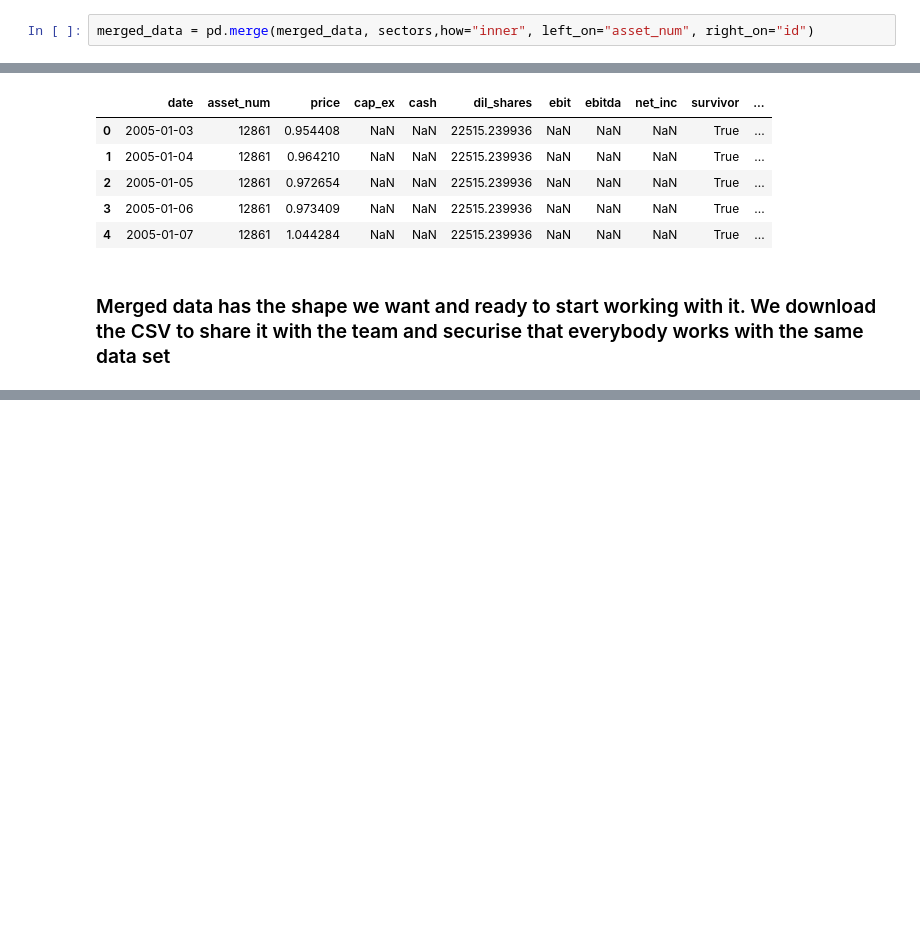
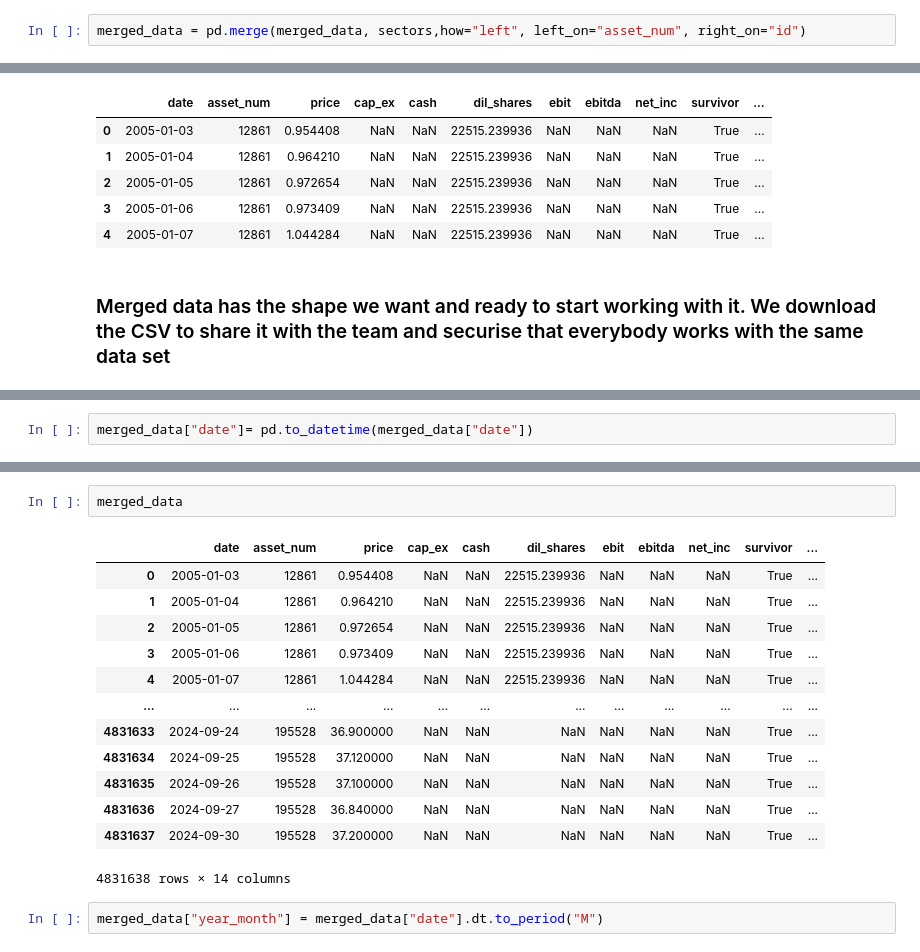
Before and after one commit to Zrive/zrive-ds-4q24-asset-ranking, a Jupyter notebook: src/module_1/merging_data.ipynb, the cells around one changed output, grey strips where cells are left out. Cells and saved outputs as stored; diff of their text form; blank space fills up the shorter version.

Commit message:
Mergind data by month and some adjustments

```diff
--- a/src/module_1/merging_data.ipynb
+++ b/src/module_1/merging_data.ipynb
@@ -143,7 +143,7 @@ merged_data["asset_num"] = merged_data["asset_num"].astype(int)
 # %% [markdown]
 ### Now that the type changed we can merge the data set with the sectors data set
 # %%
-merged_data = pd.merge(merged_data, sectors,how="inner", left_on="asset_num", right_on="id")
+merged_data = pd.merge(merged_data, sectors,how="left", left_on="asset_num", right_on="id")
 # %%
 merged_data.head()
 # %% [output]
@@ -174,0 +203,2 @@ merged_data
+# %%
+merged_data["date"]= pd.to_datetime(merged_data["date"])
@@ -174,0 +223,18 @@ merged_data
+# %%
+merged_data
+# %% [output]
+|  | date | asset_num | price | cap_ex | cash | dil_shares | ebit | ebitda | net_inc | survivor | ... |
+| 0 | 2005-01-03 | 12861 | 0.954408 | NaN | NaN | 22515.239936 | NaN | NaN | NaN | True | ... |
+| 1 | 2005-01-04 | 12861 | 0.964210 | NaN | NaN | 22515.239936 | NaN | NaN | NaN | True | ... |
+| 2 | 2005-01-05 | 12861 | 0.972654 | NaN | NaN | 22515.239936 | NaN | NaN | NaN | True | ... |
+| 3 | 2005-01-06 | 12861 | 0.973409 | NaN | NaN | 22515.239936 | NaN | NaN | NaN | True | ... |
+| 4 | 2005-01-07 | 12861 | 1.044284 | NaN | NaN | 22515.239936 | NaN | NaN | NaN | True | ... |
+| ... | ... | ... | ... | ... | ... | ... | ... | ... | ... | ... | ... |
+| 4831633 | 2024-09-24 | 195528 | 36.900000 | NaN | NaN | NaN | NaN | NaN | NaN | True | ... |
+| 4831634 | 2024-09-25 | 195528 | 37.120000 | NaN | NaN | NaN | NaN | NaN | NaN | True | ... |
+| 4831635 | 2024-09-26 | 195528 | 37.100000 | NaN | NaN | NaN | NaN | NaN | NaN | True | ... |
+| 4831636 | 2024-09-27 | 195528 | 36.840000 | NaN | NaN | NaN | NaN | NaN | NaN | True | ... |
+| 4831637 | 2024-09-30 | 195528 | 37.200000 | NaN | NaN | NaN | NaN | NaN | NaN | True | ... |
+4831638 rows × 14 columns
+# %%
+merged_data["year_month"] = merged_data["date"].dt.to_period("M")
```
Also changed, not shown: parts of 11 cells of this notebook, 1 other file.
